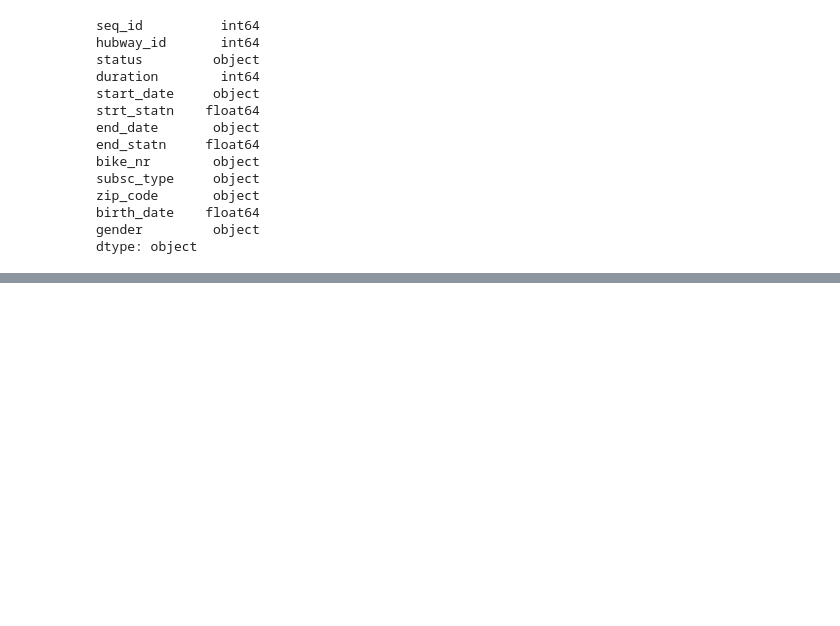
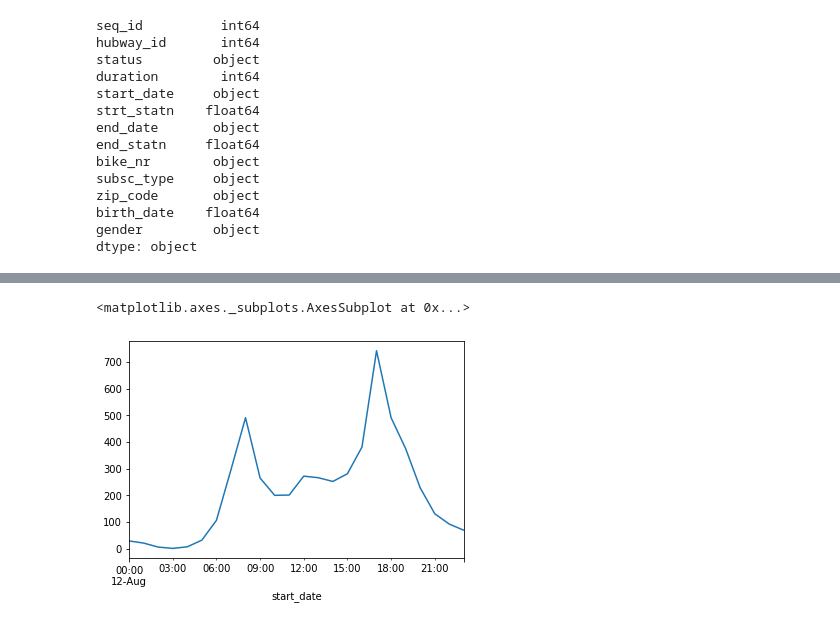
Before and after one commit to jisanos/Hubway-Data-Visualization-Challenge, a Jupyter notebook: Exam_Script.ipynb, the cells around one changed output, grey strips where cells are left out. Drawn from its saved outputs; the diff is of its cells as text; code cells hidden in the pictures; blank space fills up the shorter version.

```diff
--- a/Exam_Script.ipynb
+++ b/Exam_Script.ipynb
@@ -129,0 +157,5 @@ dtype: object
+# %%
+Trips_initial_time['2013-08-12'].plot()
+# %% [output]
+<matplotlib.axes._subplots.AxesSubplot at 0x...>
+[figure, added]
```
Also changed, not shown: parts of 15 cells of this notebook.
